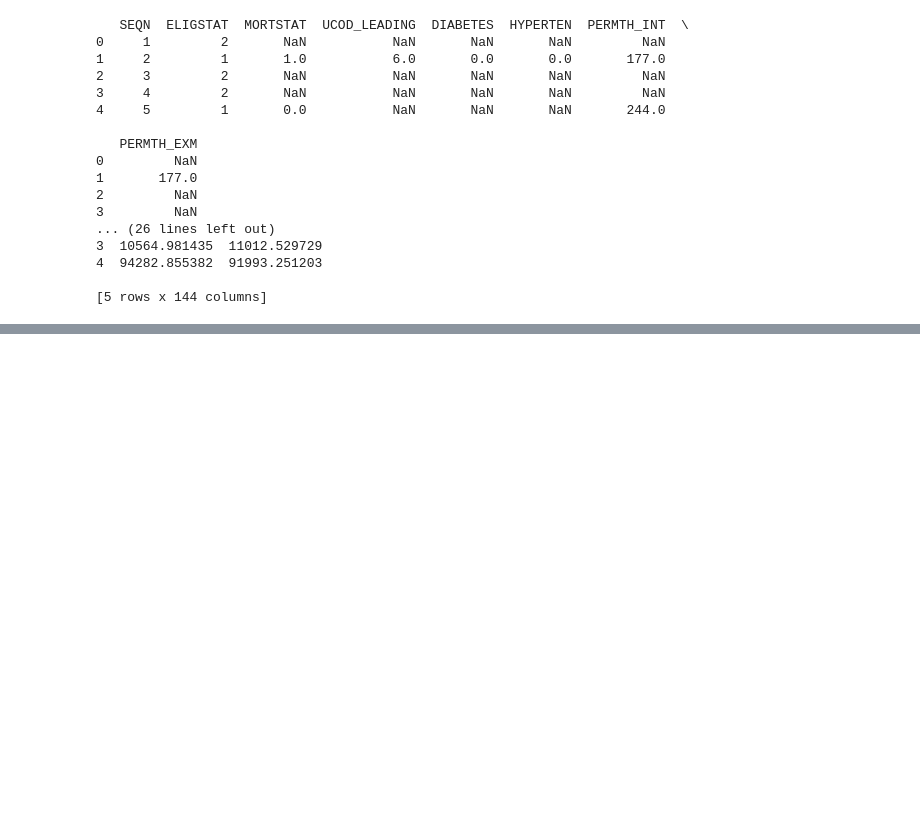
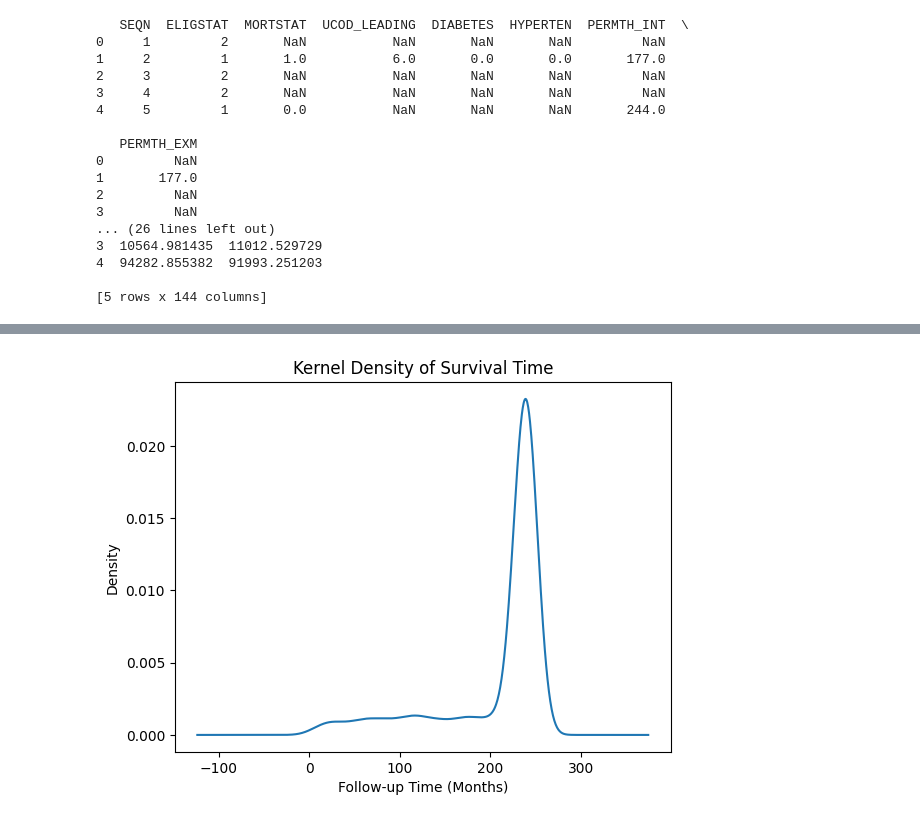
Before and after one commit to dishidhak/DS3021Project1, a Jupyter notebook: DS_3021_Project_1_EDA_and_Wrangling.ipynb, the cells around one changed output, grey strips where cells are left out. Drawn from its saved outputs; the diff is of its cells as text; code cells hidden in the pictures; blank space fills up the shorter version.

```diff
--- a/DS_3021_Project_1_EDA_and_Wrangling.ipynb
+++ b/DS_3021_Project_1_EDA_and_Wrangling.ipynb
@@ -64,0 +287,7 @@ df = gdf.merge(mdf, on="SEQN", how="inner") # Merge mortality and demographics o
+# %%
+model_df["PERMTH_INT"].plot(kind="kde")
+plt.title("Kernel Density of Survival Time")
+plt.xlabel("Follow-up Time (Months)")
+plt.show()
+# %% [output]
+[figure, added]
```
Also changed, not shown: parts of 40 cells of this notebook.
